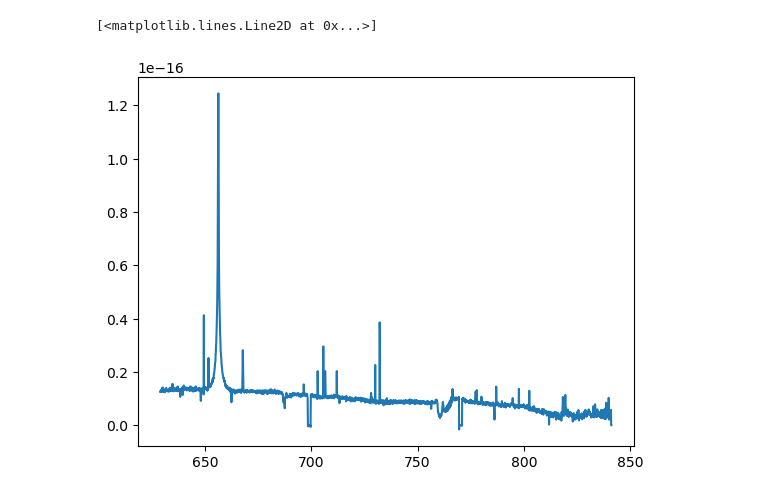
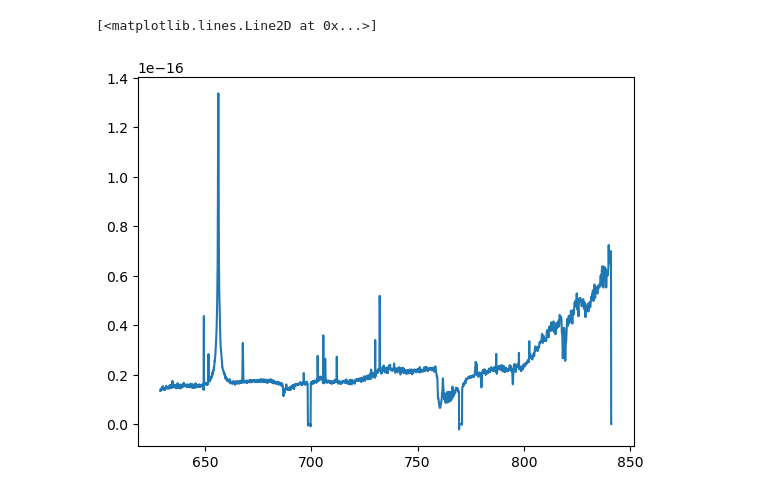
Before and after one commit to ashtonsouthwick/Summer2025, a Jupyter notebook: 1fitting.ipynb, the cells around one changed output. Saved outputs shown, nothing was run; the diff lists cells and outputs as text; code cells hidden in the pictures.

```diff
--- a/1fitting.ipynb
+++ b/1fitting.ipynb
@@ -94,6 +106,6 @@ plt.plot(wavelength, avg_quiet_flux)
-# %%
-plt.plot(wavelength, flare_only)           # maybe average out all non-flares and then subtract the average from the flares?
-# %% [output]
-[<matplotlib.lines.Line2D at 0x...>]
-[figure, removed]
+# %%
+plt.plot(wavelength, flux_flare)
+# %% [output]
+[<matplotlib.lines.Line2D at 0x...>]
+[figure, added]
 # %%
```
Also changed, not shown: parts of 7 cells of this notebook.
